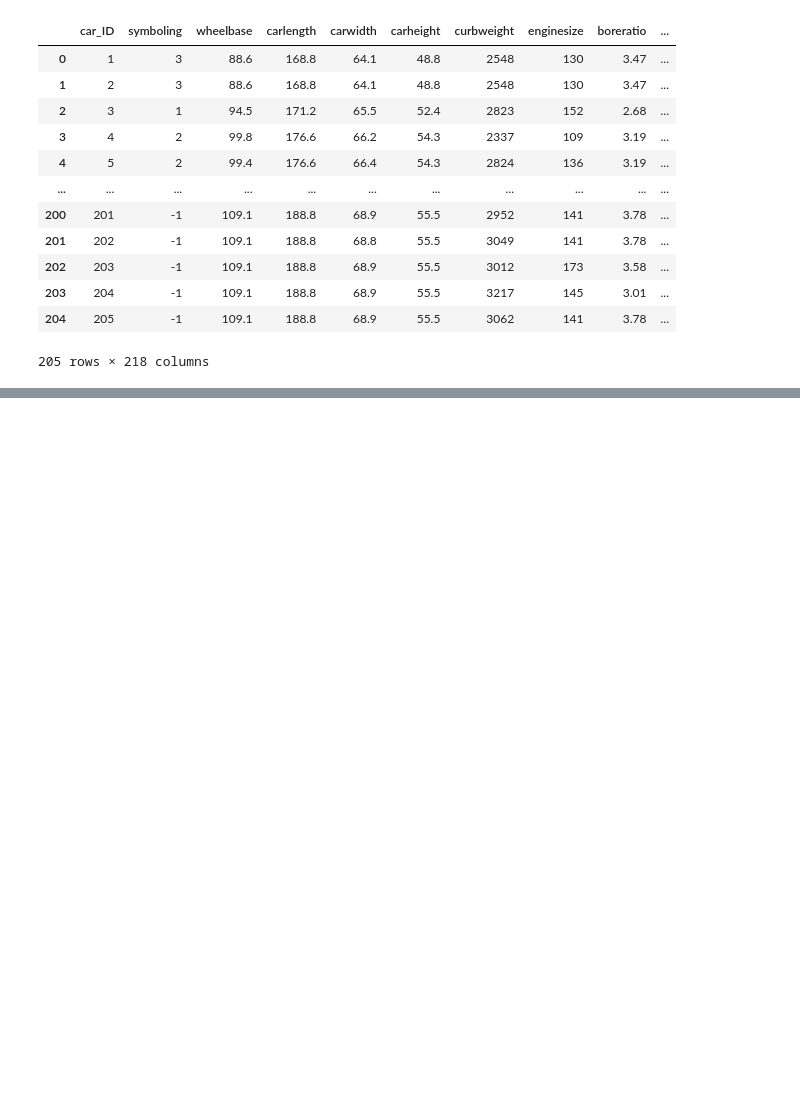
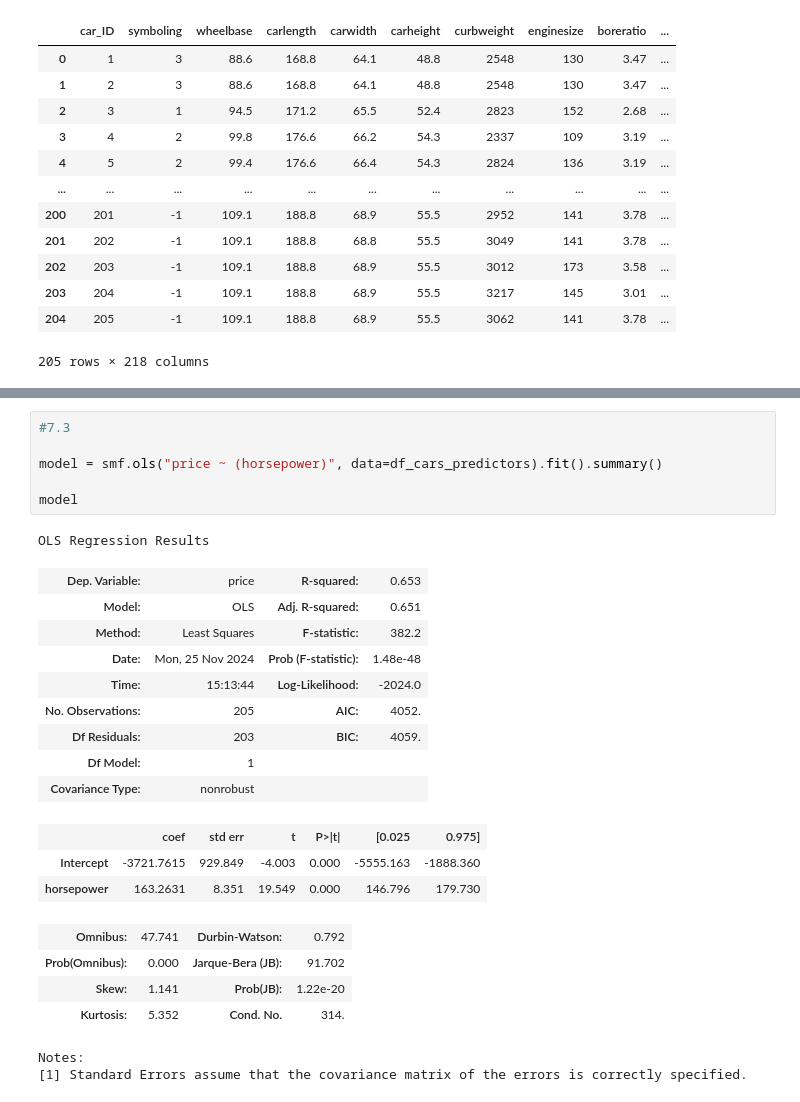
Before and after one commit to EDB999/IST_Labs, a Jupyter notebook: JuPyter_Lab6_N.ipynb, the cells around one changed output, grey strips where cells are left out. Drawn from its saved outputs; the diff is of its cells as text; blank space fills up the shorter version.

```diff
--- a/JuPyter_Lab6_N.ipynb
+++ b/JuPyter_Lab6_N.ipynb
@@ -320,0 +291,26 @@ print(results.summary())
+# %%
+#7.3
+
+model = smf.ols("price ~ (horsepower)", data=df_cars_predictors).fit().summary()
+
+model
+# %% [output]
+OLS Regression Results
+| Dep. Variable: | price | R-squared: | 0.653 |
+| Model: | OLS | Adj. R-squared: | 0.651 |
+| Method: | Least Squares | F-statistic: | 382.2 |
+| Date: | Mon, 25 Nov 2024 | Prob (F-statistic): | 1.48e-48 |
+| Time: | 15:13:44 | Log-Likelihood: | -2024.0 |
+| No. Observations: | 205 | AIC: | 4052. |
+| Df Residuals: | 203 | BIC: | 4059. |
+| Df Model: | 1 |  |  |
+| Covariance Type: | nonrobust |  |  |
+|  | coef | std err | t | P>|t| | [0.025 | 0.975] |
+| Intercept | -3721.7615 | 929.849 | -4.003 | 0.000 | -5555.163 | -1888.360 |
+| horsepower | 163.2631 | 8.351 | 19.549 | 0.000 | 146.796 | 179.730 |
+| Omnibus: | 47.741 | Durbin-Watson: | 0.792 |
+| Prob(Omnibus): | 0.000 | Jarque-Bera (JB): | 91.702 |
+| Skew: | 1.141 | Prob(JB): | 1.22e-20 |
+| Kurtosis: | 5.352 | Cond. No. | 314. |
+Notes:
+[1] Standard Errors assume that the covariance matrix of the errors is correctly specified.
```
Also changed, not shown: parts of 5 cells of this notebook.
